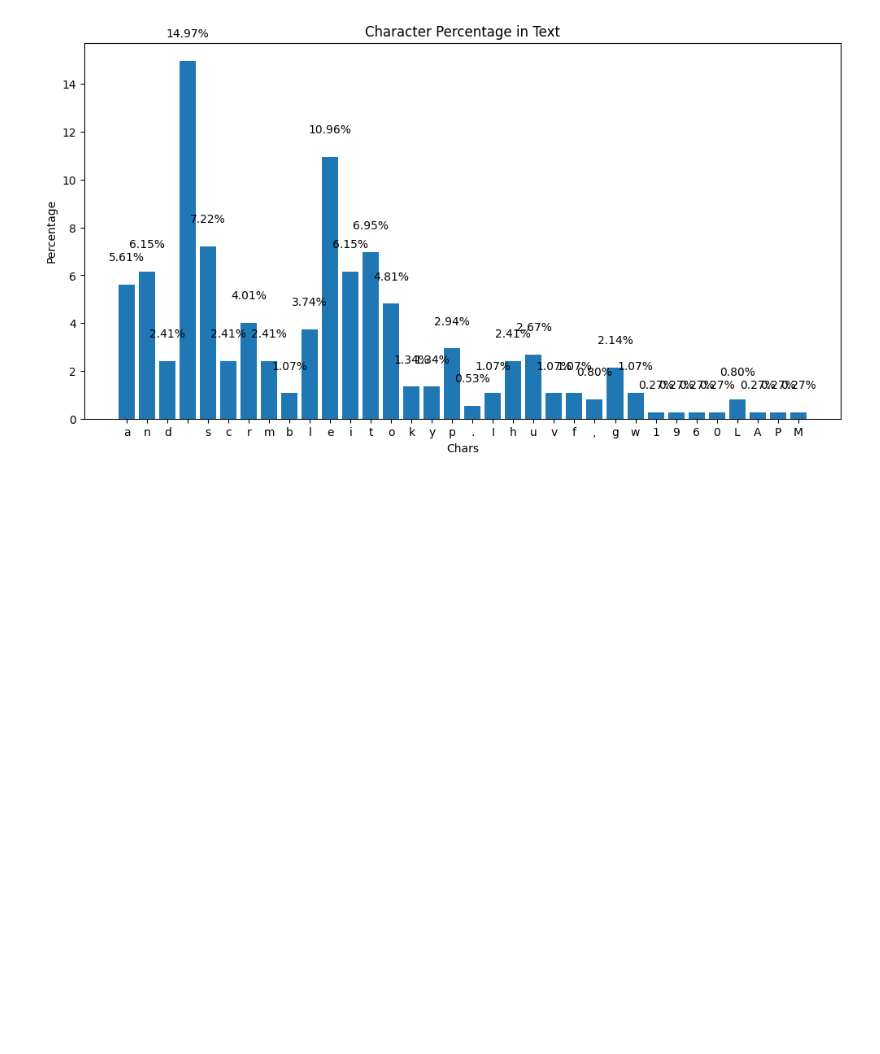
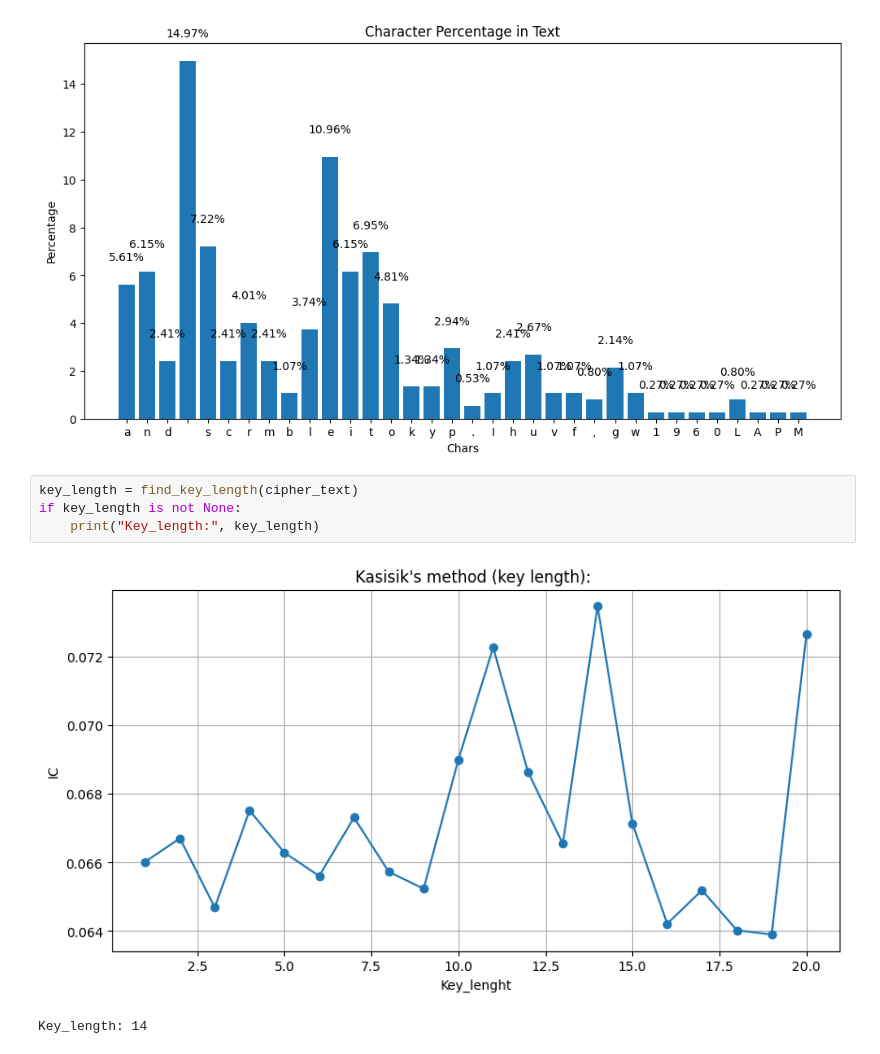
Before and after one commit to Danzo0l/py-laboratory, a Jupyter notebook: Jupyter/char_frequency.ipynb, the cells around one changed output. Drawn from its saved outputs; the diff is of its cells as text; blank space fills up the shorter version.

```diff
--- a/Jupyter/char_frequency.ipynb
+++ b/Jupyter/char_frequency.ipynb
@@ -37,3 +54,10 @@ cipher_text = "and scrambled it to make a type specimen book. It has survived no
 plot_char_frequency(cipher_text)
 # %% [output]
 [figure]
+# %%
+key_length = find_key_length(cipher_text)
+if key_length is not None:
+    print("Key_length:", key_length)
+# %% [output]
+[figure, added]
+Key_length: 14
```
Also changed, not shown: parts of 3 cells of this notebook, 7 other files.
